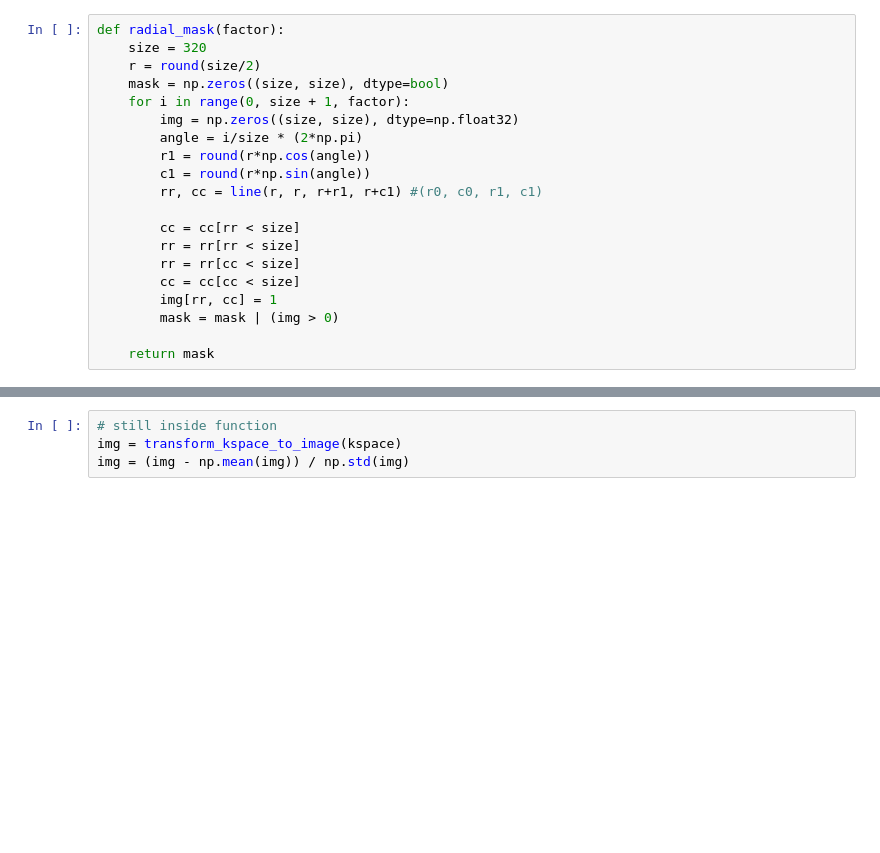
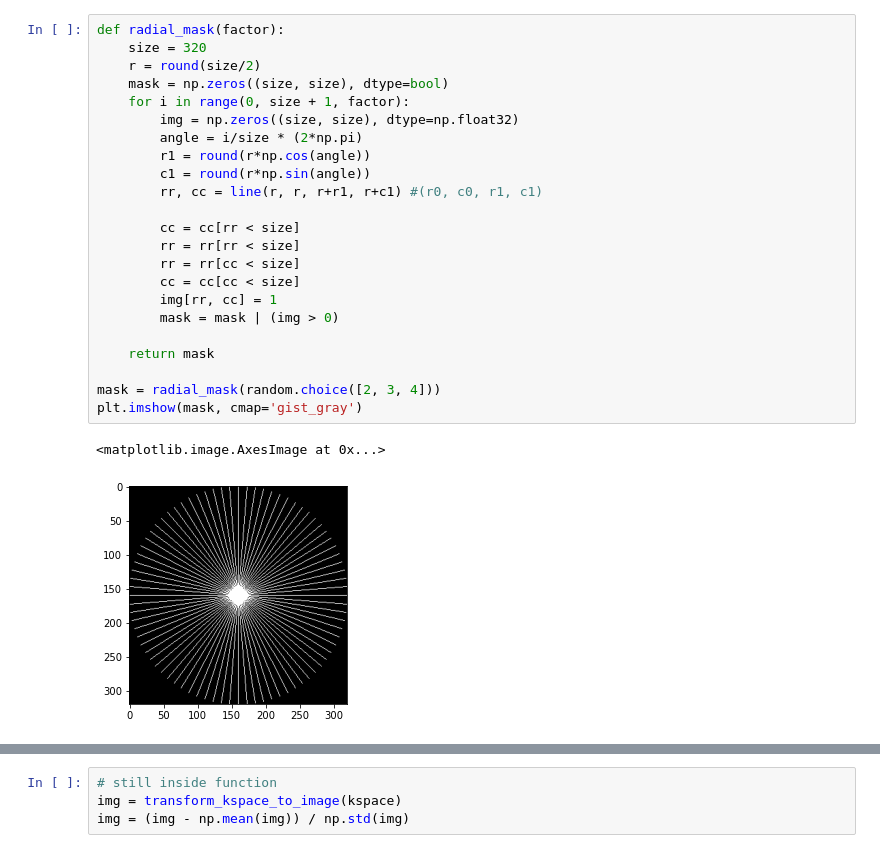
Before and after one commit to SimoneRuiter/artefacts, a Jupyter notebook: Downsample.ipynb, the cells around one changed output, grey strips where cells are left out. Drawn from its saved outputs; the diff is of its cells as text; blank space fills up the shorter version.

```diff
--- a/Downsample.ipynb
+++ b/Downsample.ipynb
@@ -53,20 +53,26 @@ plt.imshow(mask, cmap='gist_gray')
 # %%
 def radial_mask(factor):
     size = 320
     r = round(size/2)
     mask = np.zeros((size, size), dtype=bool)
     for i in range(0, size + 1, factor):
         img = np.zeros((size, size), dtype=np.float32)
         angle = i/size * (2*np.pi)
         r1 = round(r*np.cos(angle))
         c1 = round(r*np.sin(angle))
         rr, cc = line(r, r, r+r1, r+c1) #(r0, c0, r1, c1)
 
         cc = cc[rr < size]
         rr = rr[rr < size]
         rr = rr[cc < size]
         cc = cc[cc < size]
         img[rr, cc] = 1
         mask = mask | (img > 0)
 
     return mask
+
+mask = radial_mask(random.choice([2, 3, 4]))
+plt.imshow(mask, cmap='gist_gray')
+# %% [output]
+<matplotlib.image.AxesImage at 0x...>
+[figure, added]
```
Also changed, not shown: parts of 5 cells of this notebook, 3 other files.
